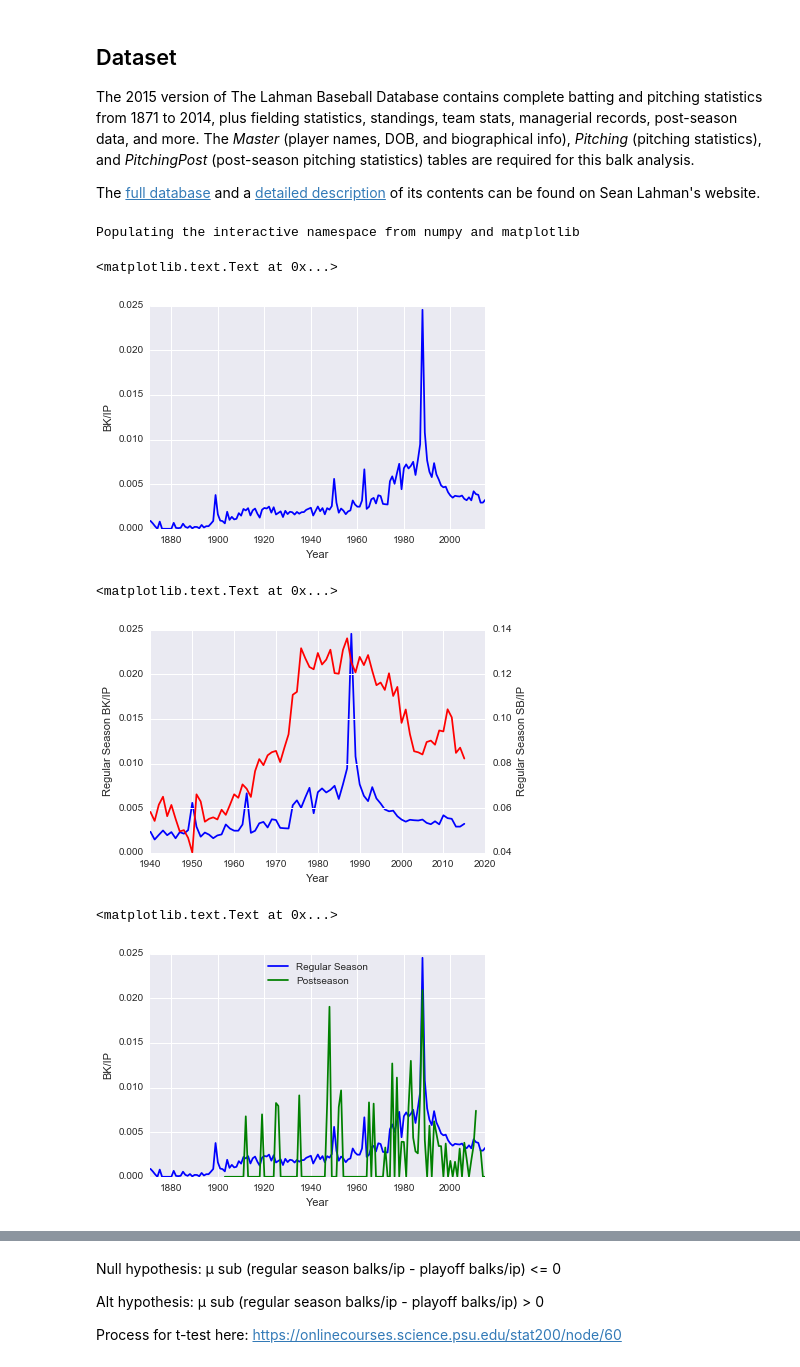
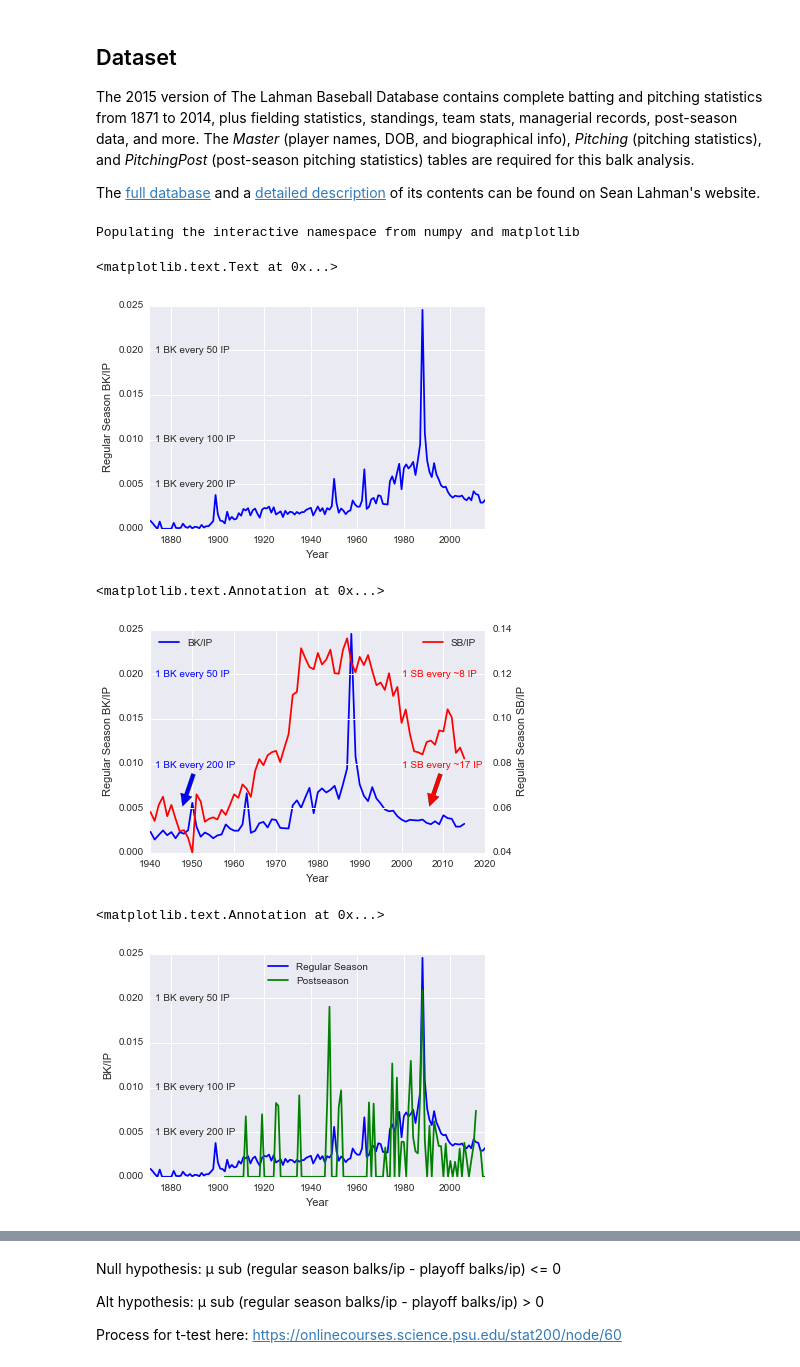
Before and after one commit to davidventuri/udacity-dand, a Jupyter notebook: p2/Data_Analyst_ND_Project2.ipynb, the cells around one changed output, grey strips where cells are left out. Drawn from its saved outputs; the diff is of its cells as text; code cells hidden in the pictures.

Commit message:
Finish chart formatting and clean up code

```diff
--- a/p2/Data_Analyst_ND_Project2.ipynb
+++ b/p2/Data_Analyst_ND_Project2.ipynb
@@ -41,59 +36,66 @@ batting_df = pd.read_csv('../p2/baseballdatabank-master/core/Batting.csv')
 # %%
-# master_df.head()
-# pitching_df.head()
-# pitchingpost_df.head()
 balks_by_year = pitching_df.groupby('yearID')['BK'].sum()
-ip_by_year = (pitching_df.groupby('yearID')['IPouts'].sum()) / 3 # convert to IP
+ip_by_year = (pitching_df.groupby('yearID')['IPouts'].sum()) / 3 # Convert to IP
 balks_ip_by_year = balks_by_year / ip_by_year
 
 %pylab inline
 import matplotlib.pyplot as plt
 import seaborn as sns
 
-balks_ip_by_year.plot(color='b')
-ylabel('BK/IP')
+fig = balks_ip_by_year.plot(color='b')
+fig.annotate('1 BK every 50 IP', xy=(1873, .02), xytext=(1873, .0197))
+fig.annotate('1 BK every 100 IP', xy=(1873, .01), xytext=(1873, .0097))
+fig.annotate('1 BK every 200 IP', xy=(1873, .005), xytext=(1873, .0047))
+ylabel('Regular Season BK/IP')
 xlabel('Year')
 # %% [output]
 Populating the interactive namespace from numpy and matplotlib
 <matplotlib.text.Text at 0x...>
-[figure, old version]
+[figure, new version]
 # %%
 sb_by_year = batting_df.groupby('yearID')['SB'].sum()
 cs_by_year = batting_df.groupby('yearID')['CS'].sum()
 sb_attempts_by_year = sb_by_year + cs_by_year
 sb_attempts_ip_by_year = sb_attempts_by_year / ip_by_year
-
-# sb_attempts_ip_by_year.plot()
-# balks_ip_by_year.plot()
-# print balks_ip_by_year.values
 
 x = balks_ip_by_year.loc['1940':'2015'].index.get_level_values('yearID')
 y1 = balks_ip_by_year.loc['1940':'2015'].values
 y2 = sb_attempts_ip_by_year.loc['1940':'2015'].values
 
 fig, ax1 = plt.subplots()
 
 ax2 = ax1.twinx()
-ax1.plot(x, y1, color='b')
-ax2.plot(x, y2, color='r')
+ax1.plot(x, y1, color='b', label='BK/IP')
+ax2.plot(x, y2, color='r', label='SB/IP')
 
+ax1.legend(loc='upper left', shadow=True)
+ax2.legend(loc='upper right', shadow=True)
 ax1.set_xlabel('Year')
 ax1.set_ylabel('Regular Season BK/IP')
 ax2.set_ylabel('Regular Season SB/IP')
+ax2.annotate('1 BK every 50 IP', xy=(1941, .12), xytext=(1941, .1188), color='blue')
+ax2.annotate('1 BK every 200 IP', xy=(1947.5, .06), xytext=(1941, .078), color='blue',
+             arrowprops=dict(facecolor='blue', shrink=0.05))
+ax2.annotate('1 SB every ~8 IP', xy=(2000, .12), xytext=(2000, .1188), color='red')
+ax2.annotate('1 SB every ~17 IP', xy=(2006.5, .06), xytext=(2000, .078), color='red',
+             arrowprops=dict(facecolor='red', shrink=0.05))
 # %% [output]
-<matplotlib.text.Text at 0x...>
+<matplotlib.text.Annotation at 0x...>
-[figure, old version]
+[figure, new version]
 # %%
 playoff_balks_by_year = pitchingpost_df.groupby('yearID')['BK'].sum()
-playoff_ip_by_year = (pitchingpost_df.groupby('yearID')['IPouts'].sum()) / 3 # convert to IP
+playoff_ip_by_year = (pitchingpost_df.groupby('yearID')['IPouts'].sum()) / 3 # Convert to IP
 playoff_balks_ip_by_year = playoff_balks_by_year / playoff_ip_by_year
 
-balks_ip_by_year.plot(color='b', label='Regular Season')
-playoff_balks_ip_by_year.plot(color='g', label='Postseason')
-legend(loc='upper center', shadow=True)
+fig = balks_ip_by_year.plot(color='b', label='Regular Season')
+fig = playoff_balks_ip_by_year.plot(color='g', label='Postseason')
+fig.legend(loc='upper center', shadow=True)
 ylabel('BK/IP')
 xlabel('Year')
+fig.annotate('1 BK every 50 IP', xy=(1873, .02), xytext=(1873, .0197))
+fig.annotate('1 BK every 100 IP', xy=(1873, .01), xytext=(1873, .0097))
+fig.annotate('1 BK every 200 IP', xy=(1873, .005), xytext=(1873, .0047))
 # %% [output]
-<matplotlib.text.Text at 0x...>
+<matplotlib.text.Annotation at 0x...>
-[figure, old version]
+[figure, new version]
 # %%
```
Also changed, not shown: parts of 8 cells of this notebook.
